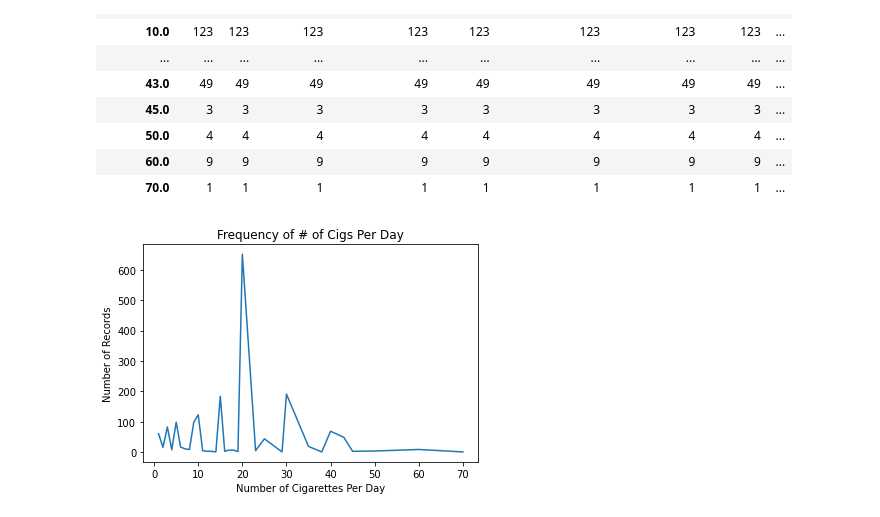
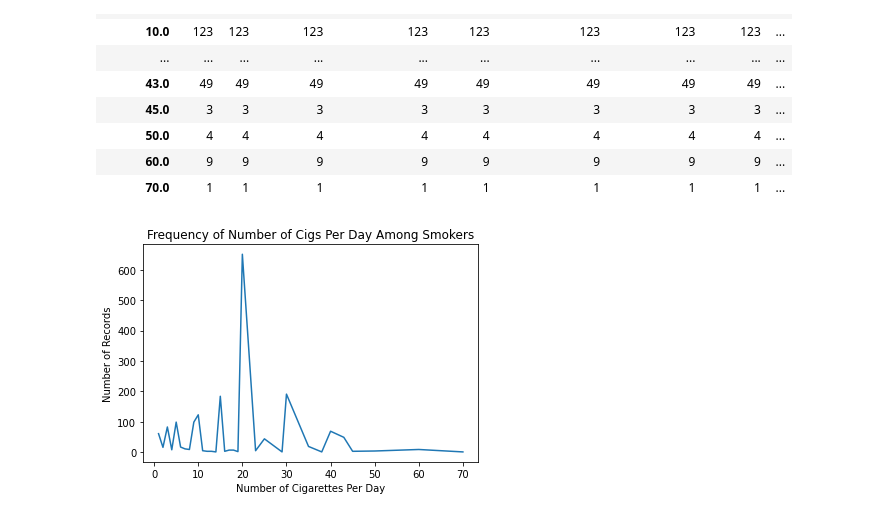
Before and after one commit to elisabethvirak/Coronary_Heart_Disease, a Jupyter notebook: exploratory_plots.ipynb, the cells around one changed output. Drawn from its saved outputs; the diff is of its cells as text; code cells hidden in the pictures.

Commit message:
updated plots

```diff
--- a/exploratory_plots.ipynb
+++ b/exploratory_plots.ipynb
@@ -213,9 +213,9 @@ smoker_cig_counts
 | 60.0 | 9 | 9 | 9 | 9 | 9 | 9 | 9 | 9 | ... |
 | 70.0 | 1 | 1 | 1 | 1 | 1 | 1 | 1 | 1 | ... |
 # %%
-daily_cigs_plot = smoker_cig_counts["age"].plot.line(title="Frequency of # of Cigs Per Day")
+daily_cigs_plot = smoker_cig_counts["age"].plot.line(title="Frequency of Number of Cigs Per Day Among Smokers")
 daily_cigs_plot.set_xlabel("Number of Cigarettes Per Day")
 daily_cigs_plot.set_ylabel("Number of Records")
 plt.savefig("plots/Cig_Frequency")
 # %% [output]
-[figure, old version]
+[figure, new version]
```
Also changed, not shown: parts of 1 cell of this notebook.
